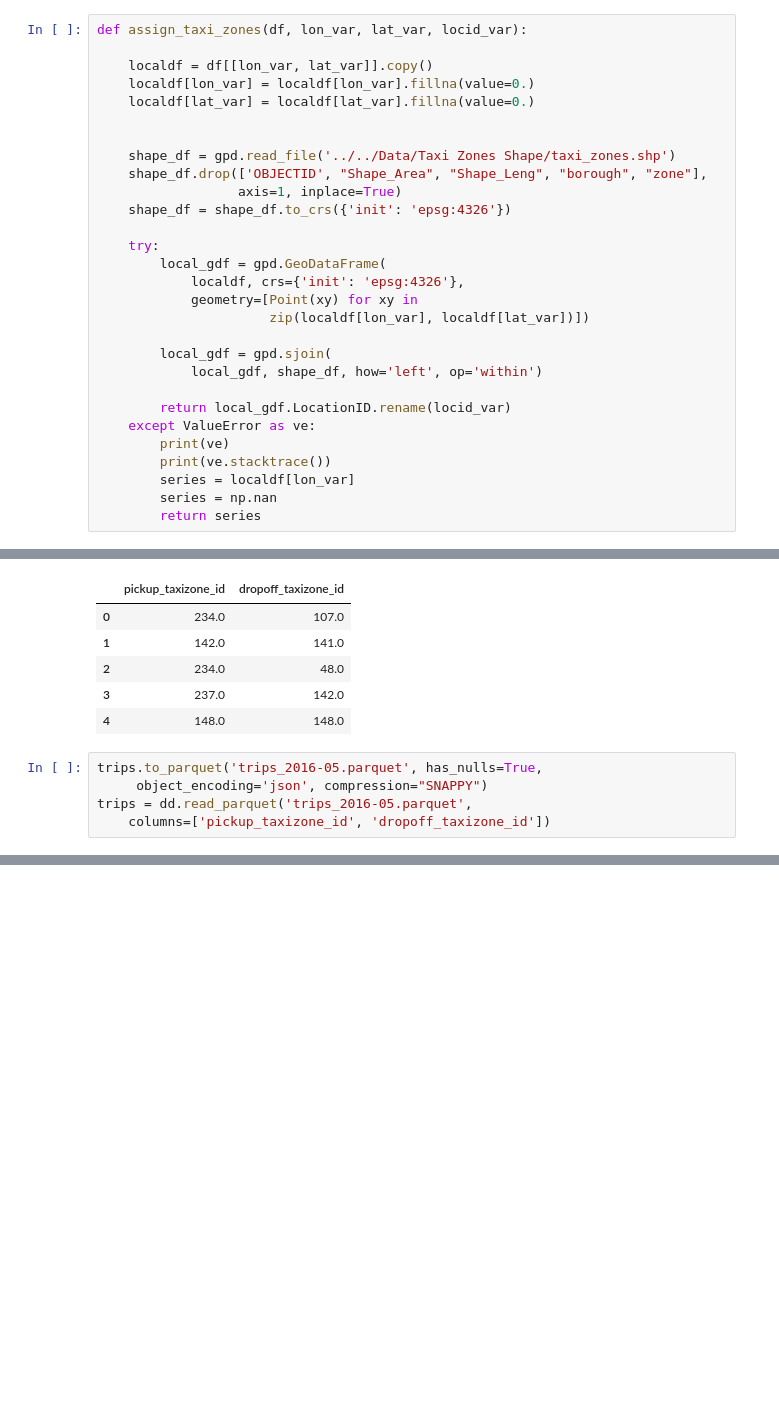
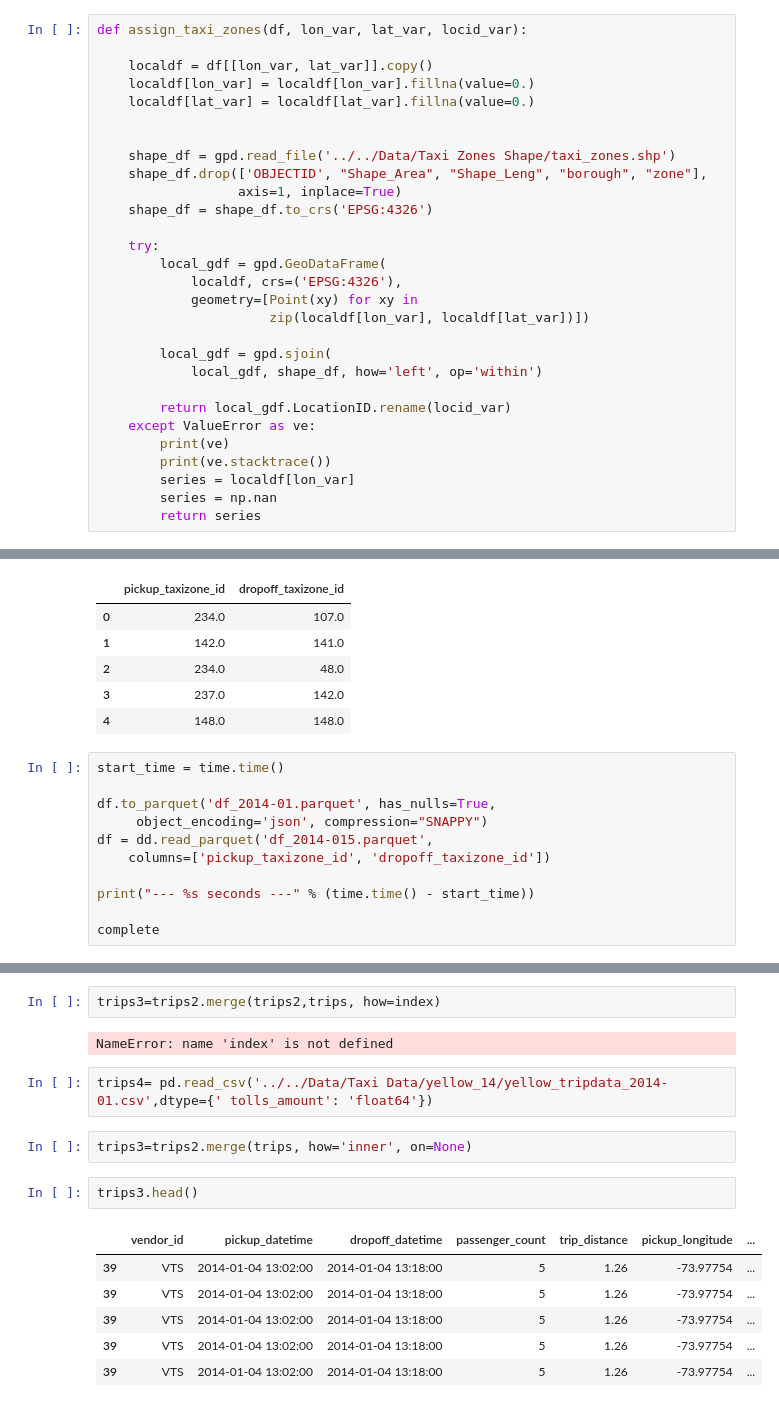
Before and after one commit to EBroestl/NYC_Taxis_and_Property_Value, a Jupyter notebook: Notebooks/Geo Match Code v2.ipynb, the cells around one changed output, grey strips where cells are left out. Drawn from its saved outputs; the diff is of its cells as text; blank space fills up the shorter version.

```diff
--- a/Notebooks/Geo Match Code v2.ipynb
+++ b/Notebooks/Geo Match Code v2.ipynb
@@ -46,11 +46,11 @@ def assign_taxi_zones(df, lon_var, lat_var, locid_var):
     shape_df = gpd.read_file('../../Data/Taxi Zones Shape/taxi_zones.shp')
     shape_df.drop(['OBJECTID', "Shape_Area", "Shape_Leng", "borough", "zone"],
                   axis=1, inplace=True)
-    shape_df = shape_df.to_crs({'init': 'epsg:4326'})
+    shape_df = shape_df.to_crs('EPSG:4326')
 
     try:
         local_gdf = gpd.GeoDataFrame(
-            localdf, crs={'init': 'epsg:4326'},
+            localdf, crs=('EPSG:4326'),
             geometry=[Point(xy) for xy in
                       zip(localdf[lon_var], localdf[lat_var])])
 
@@ -84,7 +84,13 @@ trips[['pickup_taxizone_id', 'dropoff_taxizone_id']].head()
 | 3 | 237.0 | 142.0 |
 | 4 | 148.0 | 148.0 |
 # %%
-trips.to_parquet('trips_2016-05.parquet', has_nulls=True,
+start_time = time.time()
+
+df.to_parquet('df_2014-01.parquet', has_nulls=True,
      object_encoding='json', compression="SNAPPY")
-trips = dd.read_parquet('trips_2016-05.parquet',
+df = dd.read_parquet('df_2014-015.parquet',
     columns=['pickup_taxizone_id', 'dropoff_taxizone_id'])
+
+print("--- %s seconds ---" % (time.time() - start_time))
+
+complete
@@ -90,0 +135,17 @@ trips = dd.read_parquet('trips_2016-05.parquet',
+# %%
+trips3=trips2.merge(trips2,trips, how=index)
+# %% [output]
+NameError: name 'index' is not defined
+# %%
+trips4= pd.read_csv('../../Data/Taxi Data/yellow_14/yellow_tripdata_2014-01.csv',dtype={' tolls_amount': 'float64'})
+# %%
+trips3=trips2.merge(trips, how='inner', on=None)
+# %%
+trips3.head()
+# %% [output]
+|  | vendor_id | pickup_datetime | dropoff_datetime | passenger_count | trip_distance | pickup_longitude | ... |
+| 39 | VTS | 2014-01-04 13:02:00 | 2014-01-04 13:18:00 | 5 | 1.26 | -73.97754 | ... |
+| 39 | VTS | 2014-01-04 13:02:00 | 2014-01-04 13:18:00 | 5 | 1.26 | -73.97754 | ... |
+| 39 | VTS | 2014-01-04 13:02:00 | 2014-01-04 13:18:00 | 5 | 1.26 | -73.97754 | ... |
+| 39 | VTS | 2014-01-04 13:02:00 | 2014-01-04 13:18:00 | 5 | 1.26 | -73.97754 | ... |
+| 39 | VTS | 2014-01-04 13:02:00 | 2014-01-04 13:18:00 | 5 | 1.26 | -73.97754 | ... |
```
Also changed, not shown: parts of 7 cells of this notebook, 41 other files.
